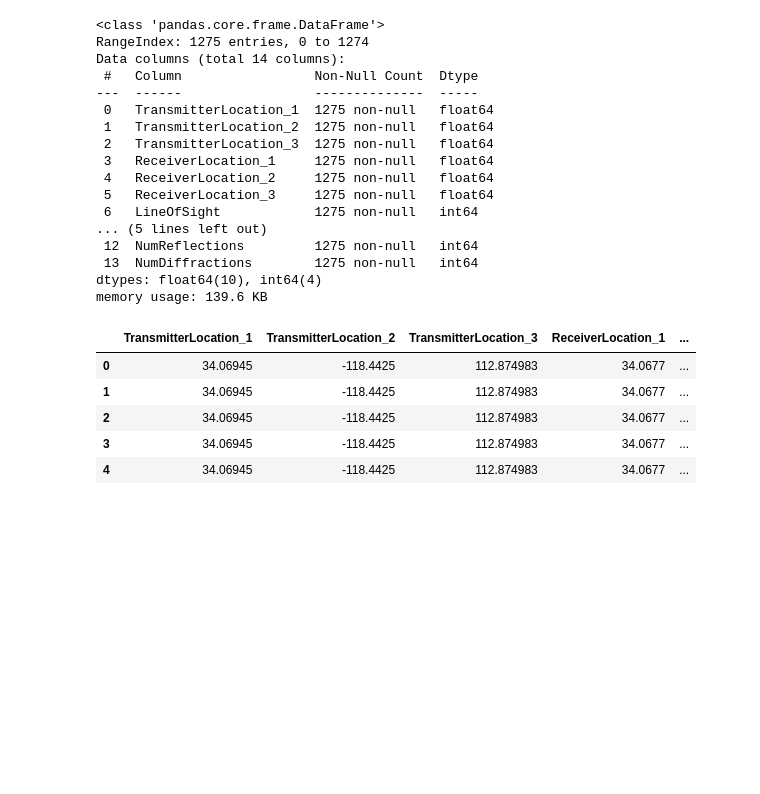
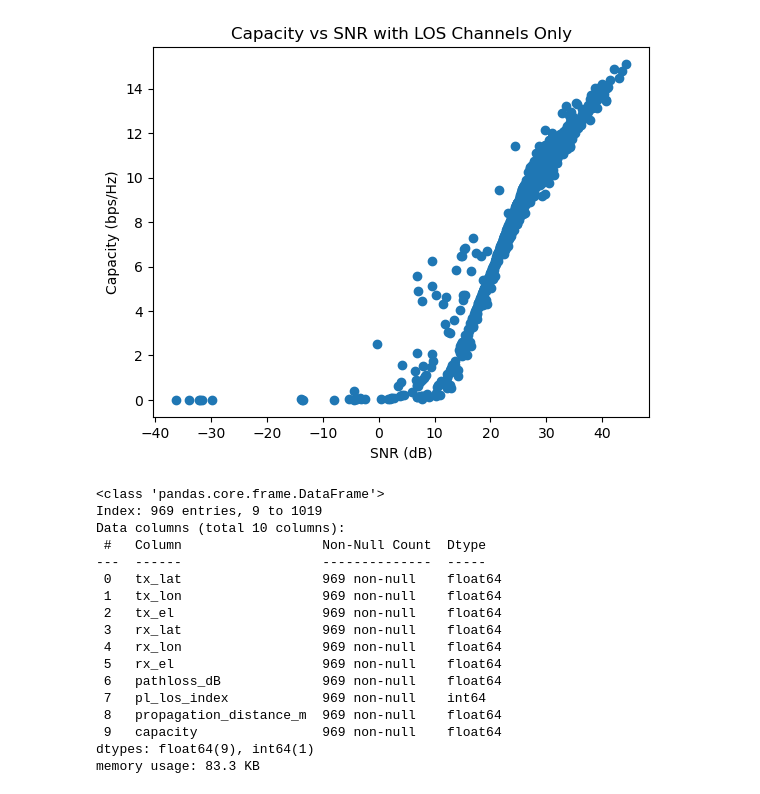
Before and after one commit to kmoy22/239_proj, a Jupyter notebook: mlp.ipynb, the cells around one changed output. Saved outputs shown, nothing was run; the diff lists cells and outputs as text; code cells hidden in the pictures; blank space fills up the shorter version.

```diff
--- a/mlp.ipynb
+++ b/mlp.ipynb
@@ -34,0 +33,6 @@ data.head()
+# %%
+# Remove entries that have -inf or inf values
+data = data.replace([np.inf, -np.inf], np.nan).dropna()
+
+# Replace entries with a pl_los_index greater than 1 with 0
+data.loc[data["pl_los_index"] > 1, "pl_los_index"] = 0
@@ -54,0 +84,2 @@ memory usage: 488.2+ KB
+# %%
+dataLOS = data[data['pl_los_index'] == 1]
@@ -55,44 +94,35 @@ memory usage: 488.2+ KB
+# %%
+plt.plot(dataLOS['SNR_dB'], dataLOS['capacity'], 'o')
+plt.xlabel('SNR (dB)')
+plt.ylabel('Capacity (bps/Hz)')
+plt.title('Capacity vs SNR with LOS Channels Only')
+plt.show()
+# %% [output]
+[figure, added]
 # %%
 #Preprocess Data
-data = data.drop(["PathSpecification"],axis= 1)
-data = data.drop(["CoordinateSystem"],axis= 1)
-data = data.drop(["SystemScale"],axis= 1)
-data = data.drop(["UID"],axis= 1)
-data = data.drop(["Interactions"],axis= 1)
-data = data.drop(["PathLossSource"], axis=1)
-data = data.drop(["ReflectionLocations_1", "ReflectionLocations_2", "ReflectionLocations_3", "ReflectionLocations_4", "ReflectionLocations_5", "ReflectionLocations_6"],axis= 1)
-data = data.drop(["ReflectionLocations_7", "ReflectionLocations_8", "ReflectionLocations_9", "ReflectionLocations_10", "ReflectionLocations_11", "ReflectionLocations_12"],axis= 1)
-data = data.drop(["AngleOfIncidence_1", "AngleOfIncidence_2", "AngleOfIncidence_3", "AngleOfIncidence_4"], axis=1)
-data = data.drop(["pPhaseShift", "pPathLoss", "pPropDelay", "pAoD_1", "pAoD_2", "pAoA_1", "pAoA_2"], axis=1)
-data = data.drop("pIsLocked", axis=1)
-data = data.drop(["AngleOfDeparture_1", "AngleOfDeparture_2", "AngleOfArrival_1", "AngleOfArrival_2"], axis=1)
-
-data = data.drop("Frequency", axis=1) # all same frequency (for now)
+data = data.drop("frequency_Hz", axis=1)
+data = data.drop("rays_count", axis=1)
+data = data.drop('loss_dB', axis=1)
+data = data.drop('SNR_dB', axis=1)
+data = data.drop('h_bar', axis=1)
+data = data.drop('propagation_delay_s', axis=1)
 data.info()
 # %% [output]
 <class 'pandas.core.frame.DataFrame'>
-RangeIndex: 1275 entries, 0 to 1274
-Data columns (total 14 columns):
- #   Column                 Non-Null Count  Dtype
----  ------                 --------------  -----
- 0   TransmitterLocation_1  1275 non-null   float64
- 1   TransmitterLocation_2  1275 non-null   float64
- 2   TransmitterLocation_3  1275 non-null   float64
- 3   ReceiverLocation_1     1275 non-null   float64
- 4   ReceiverLocation_2     1275 non-null   float64
- 5   ReceiverLocation_3     1275 non-null   float64
- 6   LineOfSight            1275 non-null   int64
-... (5 lines left out)
- 12  NumReflections         1275 non-null   int64
- 13  NumDiffractions        1275 non-null   int64
-dtypes: float64(10), int64(4)
-memory usage: 139.6 KB
+Index: 969 entries, 9 to 1019
+Data columns (total 10 columns):
+ #   Column                  Non-Null Count  Dtype
+---  ------                  --------------  -----
+ 0   tx_lat                  969 non-null    float64
+ 1   tx_lon                  969 non-null    float64
+ 2   tx_el                   969 non-null    float64
+ 3   rx_lat                  969 non-null    float64
+ 4   rx_lon                  969 non-null    float64
+ 5   rx_el                   969 non-null    float64
+ 6   pathloss_dB             969 non-null    float64
+ 7   pl_los_index            969 non-null    int64
+ 8   propagation_distance_m  969 non-null    float64
+ 9   capacity                969 non-null    float64
+dtypes: float64(9), int64(1)
+memory usage: 83.3 KB
-# %%
-data.head()
-# %% [output]
-|  | TransmitterLocation_1 | TransmitterLocation_2 | TransmitterLocation_3 | ReceiverLocation_1 | ... |
-| 0 | 34.06945 | -118.4425 | 112.874983 | 34.0677 | ... |
-| 1 | 34.06945 | -118.4425 | 112.874983 | 34.0677 | ... |
-| 2 | 34.06945 | -118.4425 | 112.874983 | 34.0677 | ... |
-| 3 | 34.06945 | -118.4425 | 112.874983 | 34.0677 | ... |
-| 4 | 34.06945 | -118.4425 | 112.874983 | 34.0677 | ... |
```
Also changed, not shown: parts of 21 cells of this notebook, 2 other files.
